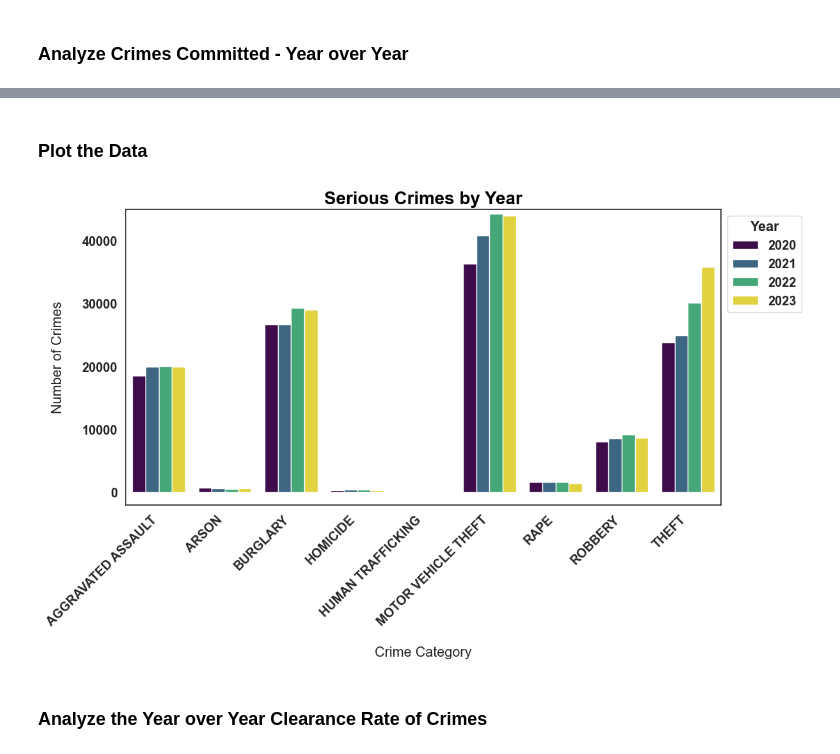
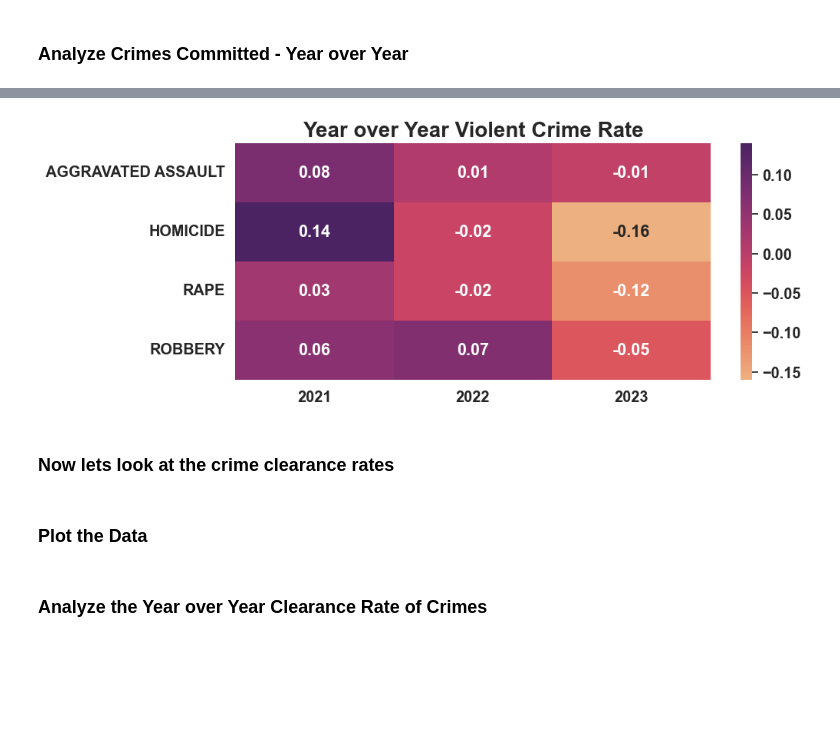
Before and after one commit to DanHerman212/los_angeles_crime, a Jupyter notebook: notebooks/3_analysis_visualization_modeling.ipynb, the cells around one changed output, grey strips where cells are left out. Drawn from its saved outputs; the diff is of its cells as text; code cells hidden in the pictures; blank space fills up the shorter version.

```diff
--- a/notebooks/3_analysis_visualization_modeling.ipynb
+++ b/notebooks/3_analysis_visualization_modeling.ipynb
@@ -49,0 +77,12 @@ serious_crimes[:5] # observe the first 5 rows
+# %%
+# plot the difference in year over year violent crimes
+yoy_violent_crimes = violent_crimes.pivot_table(index='crime_category', columns='YEAR', values='CrmCdDesc', aggfunc='count').reset_index()
+
+diff = yoy_violent_crimes.iloc[:,1:5].diff(axis=1).iloc[:,1:5]
+
+rate = yoy_violent_crimes.iloc[:,1:5].pct_change(axis=1).iloc[:,1:5].round(2)
+
+# insert crime_category to position 0 axis 1
+rate.insert(0, 'crime_category', yoy_violent_crimes['crime_category'])
+
+rate
@@ -49,0 +95,9 @@ serious_crimes[:5] # observe the first 5 rows
+# %%
+fig, ax = plt.subplots(figsize=(10, 4))
+sns.heatmap(rate.set_index('crime_category'), annot=True, cmap='flare', fmt='g')
+plt.title('Year over Year Violent Crime Rate', fontsize=20, fontweight='bold')
+plt.xlabel('')
+plt.ylabel('')
+plt.show()
+# %% [output]
+[figure, added]
@@ -50,30 +130,7 @@ serious_crimes[:5] # observe the first 5 rows
+# %% [markdown]
+### Now lets look at the crime clearance rates
 # %% [markdown]
 ### Plot the Data
-# %%
-# set white background
-sns.set_style('white')
-
-# create a bar plot of the crime_category as x and YEAR as Y and YEAR as hue
-plt.figure(figsize=(12,6))
-sns.barplot(x='crime_category', y='DateRptd', hue='YEAR', data=serious_crimes, palette='viridis')
-plt.title('Serious Crimes by Year', fontsize=20, fontweight='bold', color='black')
-
-# increase space between y label and axis
-plt.ylabel('Number of Crimes', labelpad=20)
-
-plt.ylim(-2000, 45000)
-
-# increase space between x label and axis
-plt.xlabel('Crime Category', labelpad=20)
-
-plt.xticks(rotation=45, ha='right')
-
-# plot the legend outside the plot
-plt.legend(title='Year', bbox_to_anchor=(1, 1))
-
-plt.show()
-# %% [output]
-[figure, removed]
 # %% [markdown]
 ### Analyze the Year over Year Clearance Rate of Crimes
 # %%
```
Also changed, not shown: parts of 17 cells of this notebook, 5 other files.
